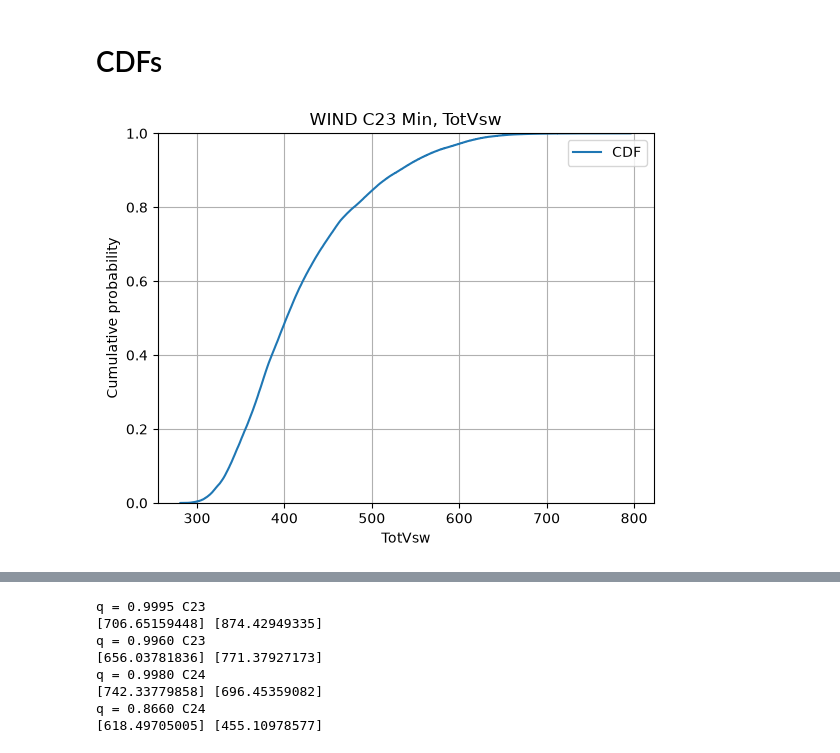
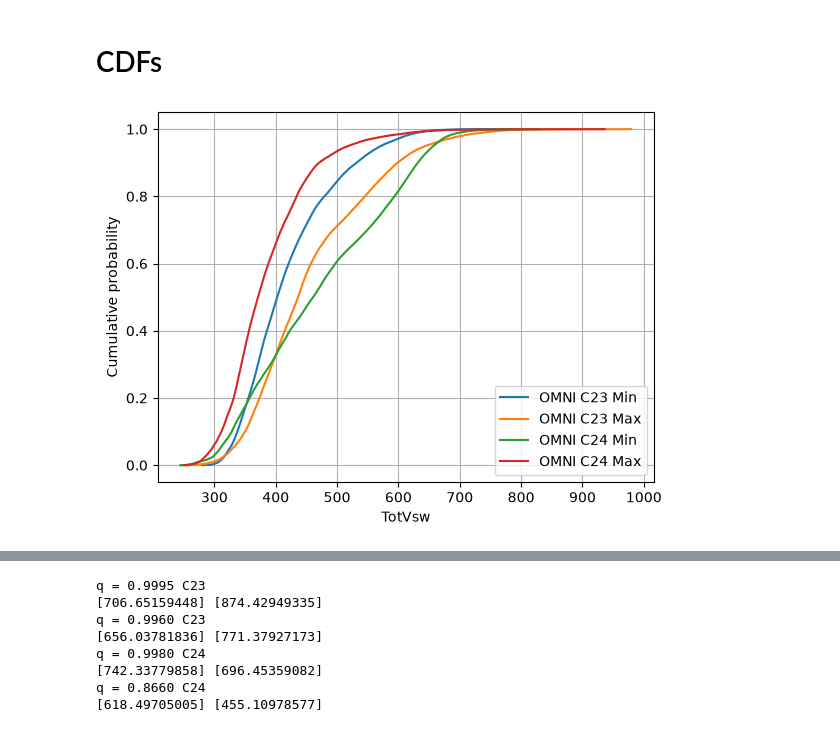
Before and after one commit to rahyndman/SolarWindCode, a Jupyter notebook: PlottingData.ipynb, the cells around one changed output, grey strips where cells are left out. Saved outputs shown, nothing was run; the diff lists cells and outputs as text; code cells hidden in the pictures.

```diff
--- a/PlottingData.ipynb
+++ b/PlottingData.ipynb
@@ -471,25 +376,85 @@ plt.show()
 # %% [markdown]
 # CDFs
 # %%
-# import numpy as np
-from scipy.stats import norm
-# import matplotlib.pyplot as plt
-import seaborn as sns
+# CDF Formatting
+yLim = [-0.05,1.05]
 
-sns.ecdfplot(OMNIC23Min._data["TotVsw"], label="CDF")
-plt.title("OMNI C23 Min, TotVsw")
-plt.xlabel('TotVsw')
-plt.ylabel('Cumulative probability')
-plt.legend()
-plt.grid(True)
-plt.show()
+# Separately
+# # C23 Min
+# sns.ecdfplot(OMNIC23Min._data["TotVsw"], label="CDF")
+# plt.title("OMNI C23 Min, TotVsw")
+# plt.xlabel('TotVsw')
+# plt.ylabel('Cumulative probability')
+# plt.ylim(yLim)
+# plt.legend()
+# plt.grid(True)
+# plt.show()
 
-sns.ecdfplot(OMNIC23Max._data["TotVsw"], label="CDF")
-plt.title("OMNI C23 Max, TotVsw")
-plt.xlabel('TotVsw')
-plt.ylabel('Cumulative probability')
-plt.legend()
-plt.grid(True)
-plt.show()
+# # C23 Max
+# sns.ecdfplot(OMNIC23Max._data["TotVsw"], label="CDF")
+# plt.title("OMNI C23 Max, TotVsw")
+# plt.xlabel('TotVsw')
+# plt.ylabel('Cumulative probability')
+# plt.ylim(yLim)
+# plt.legend()
+# plt.grid(True)
+# plt.show()
+
+# # C24 Min
+# sns.ecdfplot(OMNIC24Min._data["TotVsw"], label="CDF")
+# plt.title("OMNI C24 Min, TotVsw")
+# plt.xlabel('TotVsw')
+# plt.ylabel('Cumulative probability')
+# plt.ylim(yLim)
+# plt.legend()
+# plt.grid(True)
+# plt.show()
+
+# # C24 Max
+# sns.ecdfplot(OMNIC24Max._data["TotVsw"], label="CDF")
+# plt.title("OMNI C24 Max, TotVsw")
+# plt.xlabel('TotVsw')
+# plt.ylabel('Cumulative probability')
+# plt.ylim(yLim)
+# plt.legend()
+# plt.grid(True)
+# plt.show()
+
+#All together - TotVsw
+
+# # C23 Min
+# sns.ecdfplot(OMNIC23Min._data["TotVsw"], label="OMNI C23 Min")
+# # C23 Max
+# sns.ecdfplot(OMNIC23Max._data["TotVsw"], label="OMNI C23 Max")
+# # C24 Min
+# sns.ecdfplot(OMNIC24Min._data["TotVsw"], label="OMNI C24 Min")
+# # C24 Max
+# sns.ecdfplot(OMNIC24Max._data["TotVsw"], label="OMNI C24 Max")
+# plt.xlabel('TotVsw')
+# plt.ylabel('Cumulative probability')
+# plt.ylim(yLim)
+# plt.legend()
+# plt.grid(True)
+# plt.show()
+
+
+Plotting = ["TotVsw", "BX_GSE", "BY_GSM", "BZ_GSM"]
+
+for i in range(len(Plotting)):
+    # C23 Min
+    sns.ecdfplot(OMNIC23Min._data[Plotting[i]], label="OMNI C23 Min")
+    # C23 Max
+    sns.ecdfplot(OMNIC23Max._data[Plotting[i]], label="OMNI C23 Max")
+    # C24 Min
+    sns.ecdfplot(OMNIC24Min._data[Plotting[i]], label="OMNI C24 Min")
+    # C24 Max
+    sns.ecdfplot(OMNIC24Max._data[Plotting[i]], label="OMNI C24 Max")
+
+    plt.xlabel(Plotting[i])
+    plt.ylabel('Cumulative probability')
+    plt.ylim(yLim)
+    plt.legend()
+    plt.grid(True)
+    plt.show()
 # %% [output]
-[figure, old version]
+[figure, new version]
```
Also changed, not shown: parts of 14 cells of this notebook, 1 other file.
